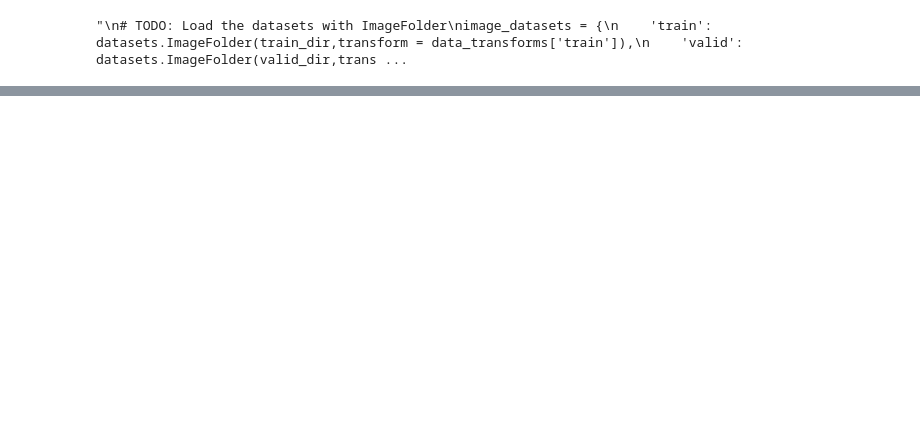
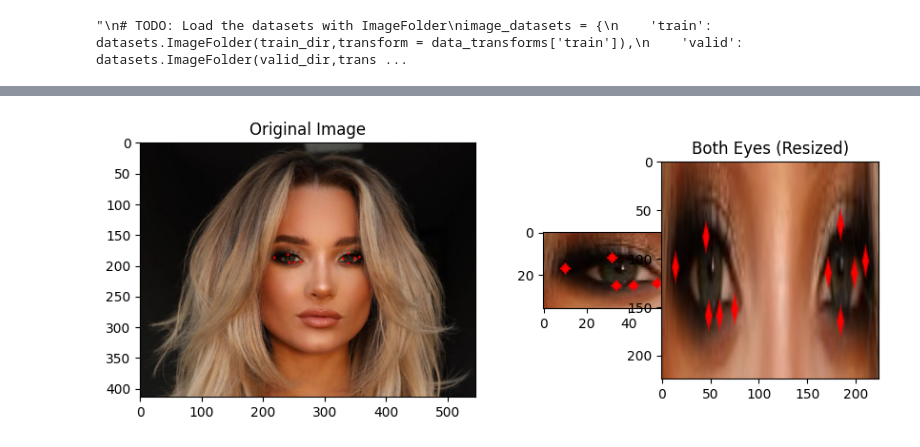
Before and after one commit to maytaurs/myML, a Jupyter notebook: driver_drowsiness.ipynb, the cells around one changed output, grey strips where cells are left out. Drawn from its saved outputs; the diff is of its cells as text; code cells hidden in the pictures; blank space fills up the shorter version.

```diff
--- a/driver_drowsiness.ipynb
+++ b/driver_drowsiness.ipynb
@@ -365,0 +1008,89 @@ def test_model(model, testloader, criterion):
+# %%
+!pip install mediapipe opencv-python matplotlib
+import cv2
+import mediapipe as mp
+import matplotlib.pyplot as plt
+from google.colab import files
+
+# Upload the image to Colab
+uploaded = files.upload()
+image_path = list(uploaded.keys())[0]  # Get the path of the uploaded image
+
+# Load the image and check for errors
+img = cv2.imread(image_path)
+if img is None:
+    print("Error: Could not load image. Please check the image path and file existence.")
+else:
+    print("Image loaded successfully.")
+
+    mp_drawing = mp.solutions.drawing_utils
+    mp_face_mesh = mp.solutions.face_mesh
+
+    with mp_face_mesh.FaceMesh(
+        static_image_mode=True,
+        max_num_faces=1,
+        refine_landmarks=True,
+        min_detection_confidence=0.5) as face_mesh:
+
+        # Convert the image to RGB (MediaPipe expects RGB input)
+        results = face_mesh.process(cv2.cvtColor(img, cv2.COLOR_BGR2RGB))
+
+        # Check if any faces were detected
+        if results.multi_face_landmarks:
+            for face_landmarks in results.multi_face_landmarks:
+                # Get eye landmarks (indices for left and right eye)
+                left_eye_landmarks = [466, 475, 477, 474, 476]
+                right_eye_landmarks = [130, 145, 155, 153, 159]
+
+
+               # Get eye region coordinates
+                left_eye_points = [(int(face_landmarks.landmark[idx].x * img.shape[1]),
+                                   int(face_landmarks.landmark[idx].y * img.shape[0]))
+                                  for idx in left_eye_landmarks] # iterate through landmark indices
+                right_eye_points = [(int(face_landmarks.landmark[idx].x * img.shape[1]),
+                                    int(face_landmarks.landmark[idx].y * img.shape[0]))
+                                   for idx in right_eye_landmarks] # iterate through landmark indices
+for point in left_eye_points + right_eye_points:
+    cv2.circle(img, point, 2, (0, 0, 255), -1)  # Draw red circles on landmarks
+all_eye_points = left_eye_points + right_eye_points
+
+# Cropping logic with margin/padding for both eyes
+margin = 10  # Adjust this value to control the zoom level
+
+x_min = min(p[0] for p in all_eye_points) - margin
+x_max = max(p[0] for p in all_eye_points) + margin
+y_min = min(p[1] for p in all_eye_points) - margin
+y_max = max(p[1] for p in all_eye_points) + margin
+
+# Ensure coordinates are within image bounds
+x_min = max(0, x_min)
+x_max = min(img.shape[1], x_max)
+y_min = max(0, y_min)
+y_max = min(img.shape[0], y_max)
+
+# Crop the image to include both eyes
+both_eyes_img = img[y_min:y_max, x_min:x_max]
+resized_image = cv2.resize(both_eyes_img, (224, 224))
+# ... (rest of your existing code) ...
+
+# Display or save the output image (modified)
+plt.figure(figsize=(10, 5))
+
+plt.subplot(1, 2, 1)
+plt.imshow(cv2.cvtColor(img, cv2.COLOR_BGR2RGB))  # Original image with eye landmarks
+plt.title("Original Image")
+
+plt.subplot(1, 2, 2)
+plt.imshow(cv2.cvtColor(both_eyes_img, cv2.COLOR_BGR2RGB))  # Cropped image with both eyes
+plt.title("Both Eyes")
+plt.subplot(1, 3, 3)
+plt.imshow(cv2.cvtColor(resized_image, cv2.COLOR_BGR2RGB))  # Resized image
+plt.title("Both Eyes (Resized)")
+
+
+plt.show()
+# Option 2: Save the image to a file
+output_image_path = "eye_landmarks_output.jpg"  # Choose a filename
+cv2.imwrite(output_image_path, img)
+print(f"Image saved to: {output_image_path}")
+# %% [output]
@@ -365,0 +1117 @@ def test_model(model, testloader, criterion):
+[figure, added]
```
Also changed, not shown: parts of 26 cells of this notebook.
